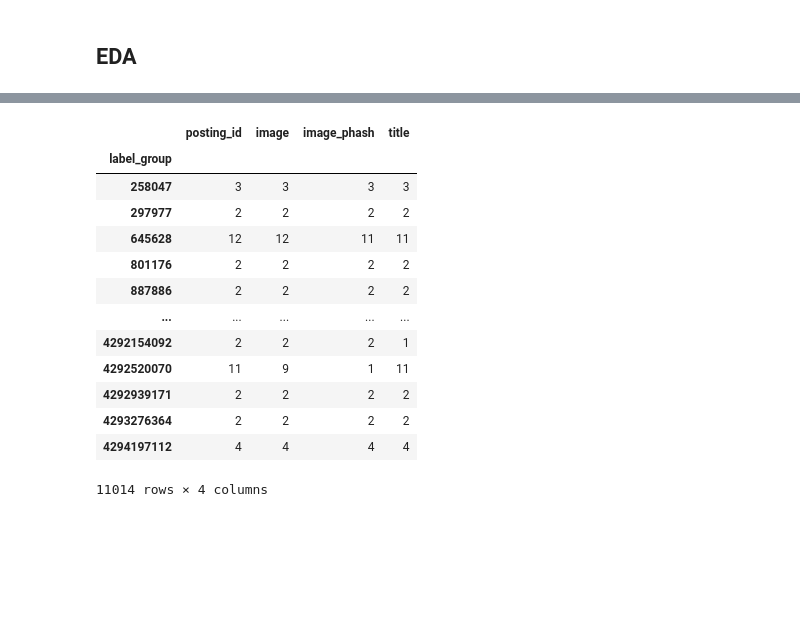
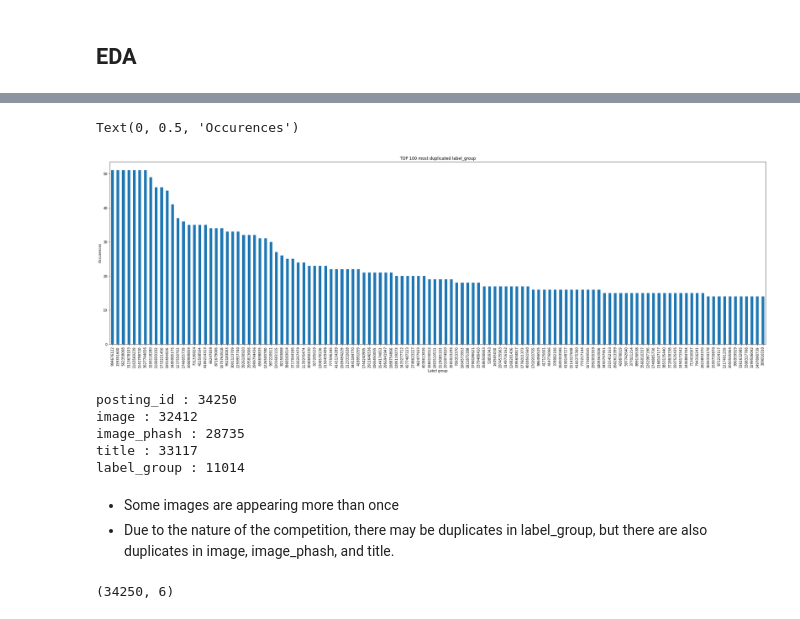
Before and after one commit to tangani/Shopee-Price-Match-Guarantee, a Jupyter notebook: Shopee_Price_Match_Guarantee.ipynb, the cells around one changed output, grey strips where cells are left out. Cells and saved outputs as stored; diff of their text form; code cells hidden in the pictures; blank space fills up the shorter version.

```diff
--- a/Shopee_Price_Match_Guarantee.ipynb
+++ b/Shopee_Price_Match_Guarantee.ipynb
@@ -30,5 +32,9 @@ Mounted at /content/drive
 # %%
 # Checking out the labels
 
-train_data = pd.read_csv('/content/drive/MyDrive/data_science/shopee-product-matching/train.csv')
-train_data.head()
+train_csv = pd.read_csv('/content/drive/MyDrive/data_science/shopee-product-matching/train.csv')
+train_data = '/content/drive/MyDrive/data_science/shopee-product-matching/train_images'
+
+test_csv = pd.read_csv('/content/drive/MyDrive/data_science/shopee-product-matching/test.csv')
+test_data = '/content/drive/MyDrive/data_science/shopee-product-matching/test_images'
+# train_data.head()
@@ -94,18 +76,20 @@ Name: label_group, Length: 11014, dtype: int64
-# %%
-df = train_data.groupby('label_group').nunique()
-df
-# %% [output]
-|  | posting_id | image | image_phash | title |
-| label_group |  |  |  |  |
-| 258047 | 3 | 3 | 3 | 3 |
-| 297977 | 2 | 2 | 2 | 2 |
-| 645628 | 12 | 12 | 11 | 11 |
-| 801176 | 2 | 2 | 2 | 2 |
-| 887886 | 2 | 2 | 2 | 2 |
-| ... | ... | ... | ... | ... |
-| 4292154092 | 2 | 2 | 2 | 1 |
-| 4292520070 | 11 | 9 | 1 | 11 |
-| 4292939171 | 2 | 2 | 2 | 2 |
-| 4293276364 | 2 | 2 | 2 | 2 |
-| 4294197112 | 4 | 4 | 4 | 4 |
-11014 rows × 4 columns
+# %%
+train_csv.label_group.value_counts().nlargest(120).plot.bar(figsize=(35,10))
+plt.title("TOP 100 most duplicated label_group")
+plt.xlabel("Label group")
+plt.ylabel("Occurences")
+# %% [output]
+Text(0, 0.5, 'Occurences')
+[figure, added]
+# %%
+for col in train_csv.columns:
+    print(col + " : " + str(len(train_csv[col].unique())))
+# %% [output]
+posting_id : 34250
+image : 32412
+image_phash : 28735
+title : 33117
+label_group : 11014
+# %% [markdown]
+* Some images are appearing more than once
+* Due to the nature of the competition, there may be duplicates in label_group, but there are also duplicates in image, image_phash, and title.
@@ -111,0 +100,4 @@ df
+# %%
+train_csv.shape
+# %% [output]
+(34250, 6)
```
Also changed, not shown: parts of 11 cells of this notebook.
